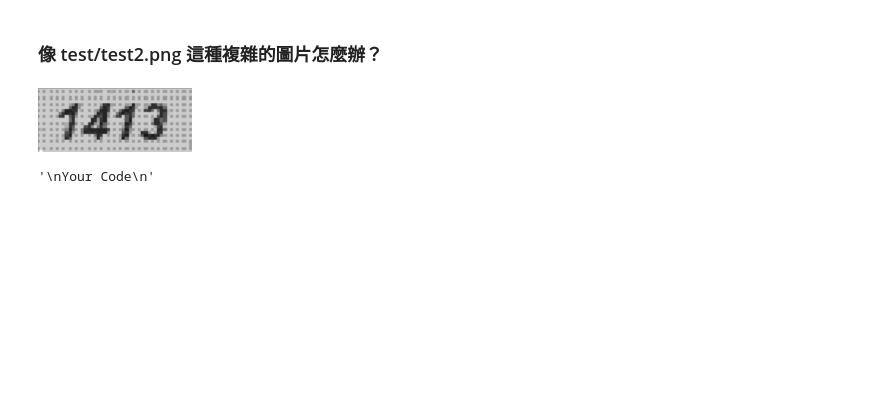
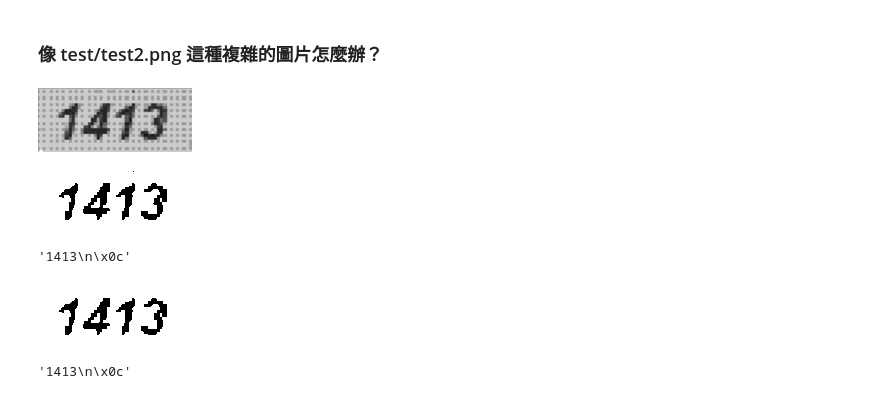
Before and after one commit to z6wdc/PyCrawlerMarathon, a Jupyter notebook: homework/31/突破反爬蟲限制(二)：驗證碼處理_HW.ipynb, the cells around one changed output. Drawn from its saved outputs; the diff is of its cells as text; code cells hidden in the pictures; blank space fills up the shorter version.

```diff
--- a/homework/31/突破反爬蟲限制(二)：驗證碼處理_HW.ipynb
+++ b/homework/31/突破反爬蟲限制(二)：驗證碼處理_HW.ipynb
@@ -24,13 +27,28 @@ Your Code
 # %% [markdown]
 ### 像 test/test2.png 這種複雜的圖片怎麼辦？
 # %%
-img = Image.open("test/test2.png").convert("L")
+img = Image.open("test2.png").convert("L")
 img
 # %% [output]
 [figure]
-# %%
-'''
-Your Code
-'''
-# %% [output]
-'\nYour Code\n'
+# %%
+def binarizing(img,threshold): #input: gray image
+    pixdata = img.load()
+    w, h = img.size
+    for y in range(h):
+        for x in range(w):
+            if pixdata[x, y] < threshold:
+                pixdata[x, y] = 0
+            else:
+                pixdata[x, y] = 255
+    return img
+# %%
+img = binarizing(img, 100)
+# %%
+img
+# %% [output]
+[figure, added]
+# %%
+pytesseract.image_to_string(img)
+# %% [output]
+'1413\n\x0c'
@@ -36,0 +75,8 @@ Your Code
+# %%
+img
+# %% [output]
+[figure, added]
+# %%
+pytesseract.image_to_string(img)
+# %% [output]
+'1413\n\x0c'
```
Also changed, not shown: parts of 5 cells of this notebook, 2 other files.
